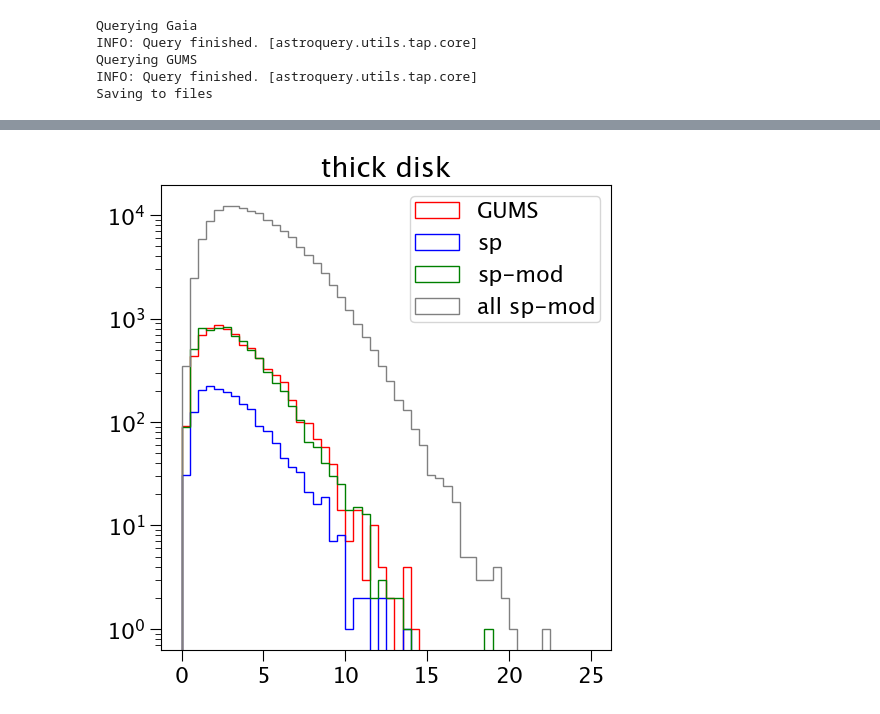
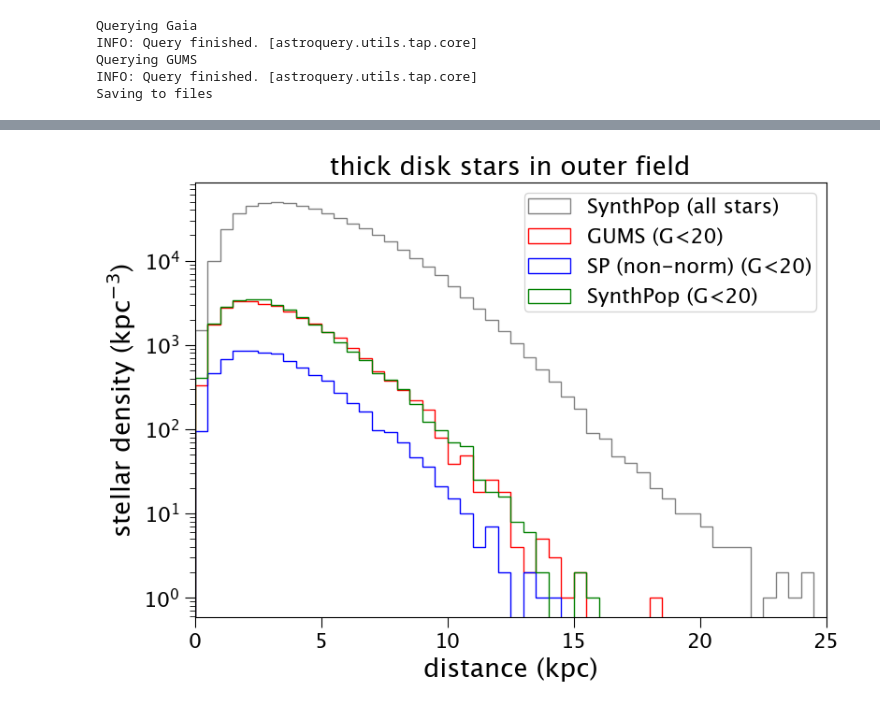
Before and after one commit to synthpop-galaxy/synthpop, a Jupyter notebook: synthpop/demo/gaia_compare.ipynb, the cells around one changed output, grey strips where cells are left out. Saved outputs shown, nothing was run; the diff lists cells and outputs as text; code cells hidden in the pictures.

```diff
--- a/synthpop/demo/gaia_compare.ipynb
+++ b/synthpop/demo/gaia_compare.ipynb
@@ -140,5 +143,5 @@ Saving to files
 gaia_tab_b = pandas.read_hdf('gums_compare/gaia_bulge.h5',key='data')
 gums_tab_b = pandas.read_hdf('gums_compare/gums_bulge.h5',key='data')
 
-gaia_tab_d = pandas.read_hdf('gums_compare/gaia_disk2.h5',key='data')
-gums_tab_d = pandas.read_hdf('gums_compare/gums_disk2.h5',key='data')
+gaia_tab_d = pandas.read_hdf('gums_compare/gaia_disk.h5',key='data')
+gums_tab_d = pandas.read_hdf('gums_compare/gums_disk.h5',key='data')
@@ -147,2 +148,6 @@ labs=['GUMS','sp','sp-mod','all sp-mod', 'gaia']
+# %%
+fs = (9,6)
+xlab,ylab = r'distance (kpc)', r'stellar density (kpc$^{-3}$)'
+labs=['GUMS (G<20)','SP (non-norm) (G<20)','SynthPop (G<20)','SynthPop (all stars) ', 'gaia']
 # %%
 bins=np.arange(0,25.01,0.5)
@@ -187,12 +207,16 @@ plt.yscale('log')
 # %%
 bins=np.arange(0,25.01,0.5)
-plt.title('thick disk')
+plt.figure(figsize=fs)
+plt.title('thick disk stars in outer field')
+plt.hist(cat2d[(cat2d['pop']>8.5) & (cat2d['pop']<10.5)].Dist,bins=bins,histtype='step',color='grey',label=labs[3])
 plt.hist(gums_tab_d[(gums_tab_d.mag_g<20) & (gums_tab_d.population==2)].barycentric_distance/1000,bins=bins,histtype='step',color='r',label=labs[0])
 plt.hist(cat1d[(cat1d.Gaia_G_EDR3<20) & (cat1d['pop']>8.5) & (cat1d['pop']<10.5)].Dist,bins=bins,histtype='step',color='b',label=labs[1])
 plt.hist(cat2d[(cat2d.Gaia_G_EDR3<20) & (cat2d['pop']>8.5) & (cat2d['pop']<10.5)].Dist,bins=bins,histtype='step',color='g',label=labs[2])
-plt.hist(cat2d[(cat2d['pop']>8.5) & (cat2d['pop']<10.5)].Dist,bins=bins,histtype='step',color='grey',label=labs[3])
+plt.yscale('log')
+plt.xlim(0,25)
 plt.legend()
-plt.yscale('log')
+plt.ylabel(ylab); plt.xlabel(xlab)
+plt.savefig('figs/dens_thick.pdf')
 # %% [output]
-[figure, old version]
+[figure, new version]
 # %%
```
Also changed, not shown: parts of 15 cells of this notebook.
